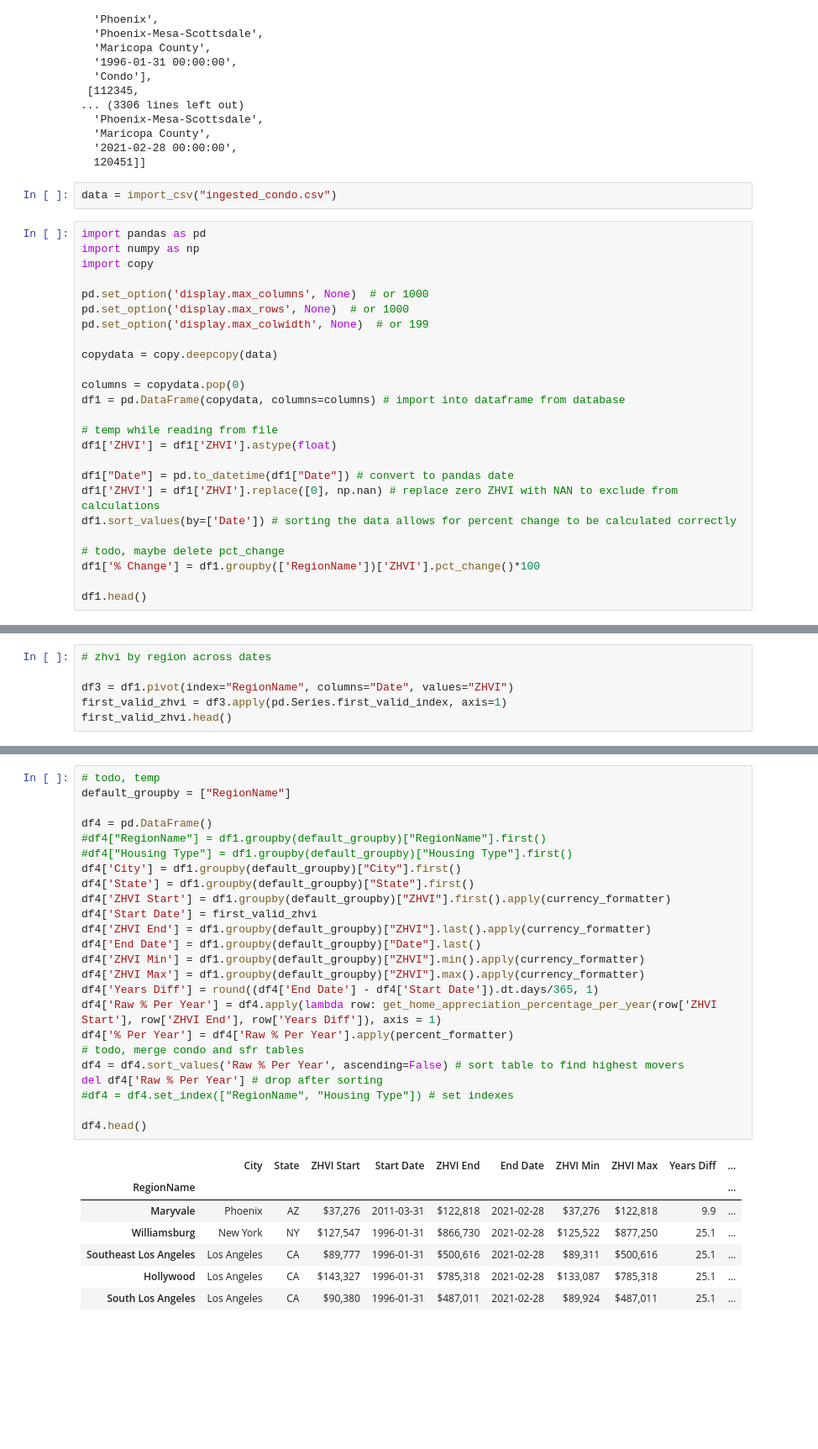
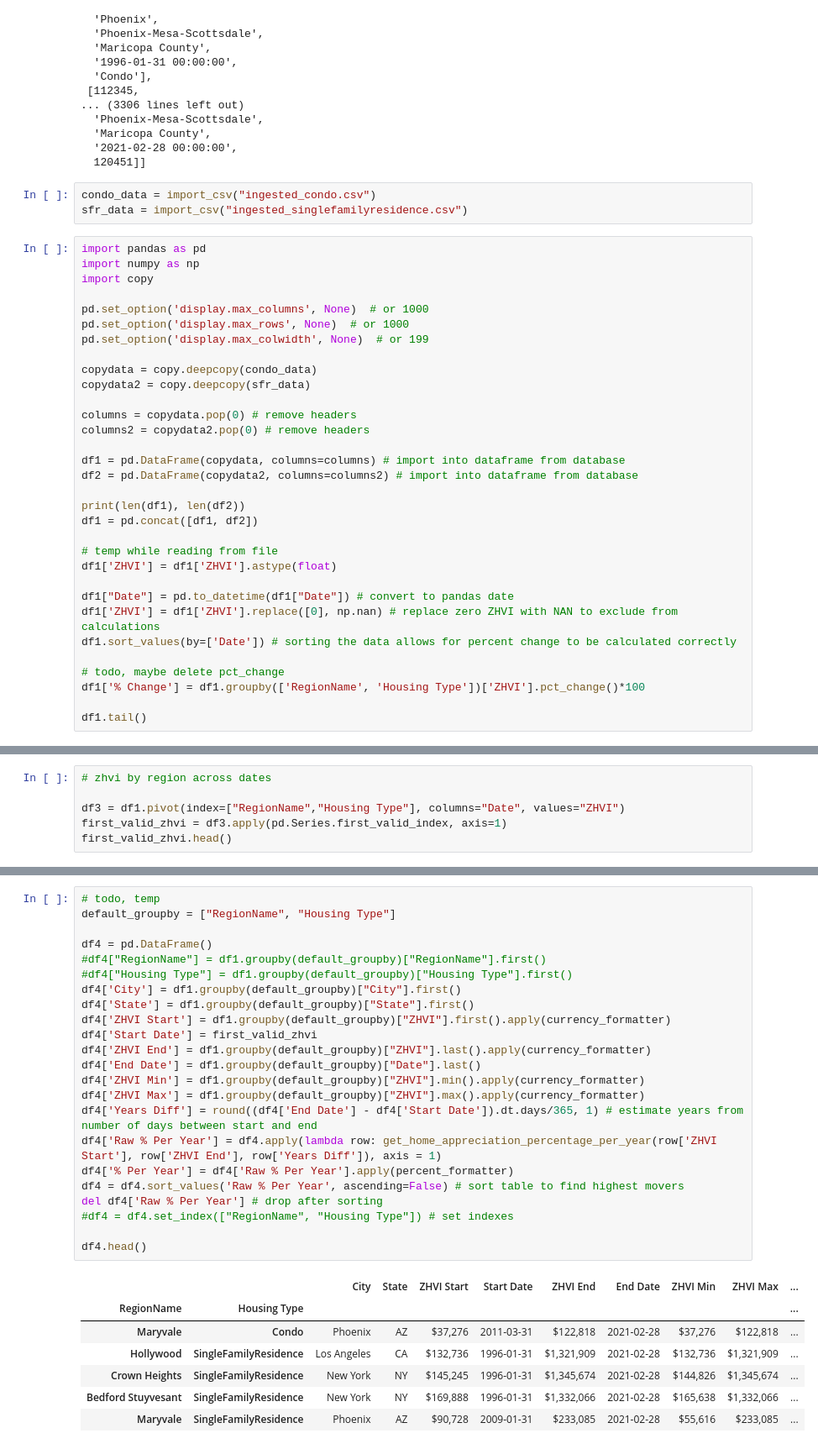
Before and after one commit to michael-brittlebank/digital-builder-capstone, a Jupyter notebook: main.ipynb, the cells around one changed output, grey strips where cells are left out. Shown at 84% size. Drawn from its saved outputs; the diff is of its cells as text; blank space fills up the shorter version.

```diff
--- a/main.ipynb
+++ b/main.ipynb
@@ -673,7 +673,8 @@ inflate_zillow_row_by_date(row1, header)
   '2021-02-28 00:00:00',
   120451]]
 # %%
-data = import_csv("ingested_condo.csv")
+condo_data = import_csv("ingested_condo.csv")
+sfr_data = import_csv("ingested_singlefamilyresidence.csv")
 # %%
 import pandas as pd
 import numpy as np
@@ -683,10 +684,17 @@ pd.set_option('display.max_columns', None)  # or 1000
 pd.set_option('display.max_rows', None)  # or 1000
 pd.set_option('display.max_colwidth', None)  # or 199
 
-copydata = copy.deepcopy(data)
+copydata = copy.deepcopy(condo_data)
+copydata2 = copy.deepcopy(sfr_data)
 
-columns = copydata.pop(0)
+columns = copydata.pop(0) # remove headers
+columns2 = copydata2.pop(0) # remove headers
+
 df1 = pd.DataFrame(copydata, columns=columns) # import into dataframe from database
+df2 = pd.DataFrame(copydata2, columns=columns2) # import into dataframe from database
+
+print(len(df1), len(df2))
+df1 = pd.concat([df1, df2])
 
 # temp while reading from file
 df1['ZHVI'] = df1['ZHVI'].astype(float)
@@ -696,7 +704,7 @@ df1['ZHVI'] = df1['ZHVI'].replace([0], np.nan) # replace zero ZHVI with NAN to e
 df1.sort_values(by=['Date']) # sorting the data allows for percent change to be calculated correctly
 
 # todo, maybe delete pct_change
-df1['% Change'] = df1.groupby(['RegionName'])['ZHVI'].pct_change()*100
+df1['% Change'] = df1.groupby(['RegionName', 'Housing Type'])['ZHVI'].pct_change()*100
 
-df1.head()
+df1.tail()
 # %% [output]
@@ -754,7 +763,7 @@ df3.tail()
 # %%
 # zhvi by region across dates
 
-df3 = df1.pivot(index="RegionName", columns="Date", values="ZHVI")
+df3 = df1.pivot(index=["RegionName","Housing Type"], columns="Date", values="ZHVI")
 first_valid_zhvi = df3.apply(pd.Series.first_valid_index, axis=1)
 first_valid_zhvi.head()
 # %% [output]
@@ -767,36 +776,35 @@ Bensonhurst          1996-01-31
 dtype: datetime64[ns]
 # %%
 # todo, temp
-default_groupby = ["RegionName"]
+default_groupby = ["RegionName", "Housing Type"]
 
 df4 = pd.DataFrame()
 #df4["RegionName"] = df1.groupby(default_groupby)["RegionName"].first()
 #df4["Housing Type"] = df1.groupby(default_groupby)["Housing Type"].first()
 df4['City'] = df1.groupby(default_groupby)["City"].first()
 df4['State'] = df1.groupby(default_groupby)["State"].first()
 df4['ZHVI Start'] = df1.groupby(default_groupby)["ZHVI"].first().apply(currency_formatter)
 df4['Start Date'] = first_valid_zhvi
 df4['ZHVI End'] = df1.groupby(default_groupby)["ZHVI"].last().apply(currency_formatter)
 df4['End Date'] = df1.groupby(default_groupby)["Date"].last()
 df4['ZHVI Min'] = df1.groupby(default_groupby)["ZHVI"].min().apply(currency_formatter)
 df4['ZHVI Max'] = df1.groupby(default_groupby)["ZHVI"].max().apply(currency_formatter)
-df4['Years Diff'] = round((df4['End Date'] - df4['Start Date']).dt.days/365, 1)
+df4['Years Diff'] = round((df4['End Date'] - df4['Start Date']).dt.days/365, 1) # estimate years from number of days between start and end
 df4['Raw % Per Year'] = df4.apply(lambda row: get_home_appreciation_percentage_per_year(row['ZHVI Start'], row['ZHVI End'], row['Years Diff']), axis = 1)
 df4['% Per Year'] = df4['Raw % Per Year'].apply(percent_formatter)
-# todo, merge condo and sfr tables
 df4 = df4.sort_values('Raw % Per Year', ascending=False) # sort table to find highest movers
 del df4['Raw % Per Year'] # drop after sorting
 #df4 = df4.set_index(["RegionName", "Housing Type"]) # set indexes
 
 df4.head()
 # %% [output]
-|  | City | State | ZHVI Start | Start Date | ZHVI End | End Date | ZHVI Min | ZHVI Max | Years Diff | ... |
-| RegionName |  |  |  |  |  |  |  |  |  | ... |
-| Maryvale | Phoenix | AZ | $37,276 | 2011-03-31 | $122,818 | 2021-02-28 | $37,276 | $122,818 | 9.9 | ... |
-| Williamsburg | New York | NY | $127,547 | 1996-01-31 | $866,730 | 2021-02-28 | $125,522 | $877,250 | 25.1 | ... |
-| Southeast Los Angeles | Los Angeles | CA | $89,777 | 1996-01-31 | $500,616 | 2021-02-28 | $89,311 | $500,616 | 25.1 | ... |
-| Hollywood | Los Angeles | CA | $143,327 | 1996-01-31 | $785,318 | 2021-02-28 | $133,087 | $785,318 | 25.1 | ... |
-| South Los Angeles | Los Angeles | CA | $90,380 | 1996-01-31 | $487,011 | 2021-02-28 | $89,924 | $487,011 | 25.1 | ... |
+|  |  | City | State | ZHVI Start | Start Date | ZHVI End | End Date | ZHVI Min | ZHVI Max | ... |
+| RegionName | Housing Type |  |  |  |  |  |  |  |  | ... |
+| Maryvale | Condo | Phoenix | AZ | $37,276 | 2011-03-31 | $122,818 | 2021-02-28 | $37,276 | $122,818 | ... |
+| Hollywood | SingleFamilyResidence | Los Angeles | CA | $132,736 | 1996-01-31 | $1,321,909 | 2021-02-28 | $132,736 | $1,321,909 | ... |
+| Crown Heights | SingleFamilyResidence | New York | NY | $145,245 | 1996-01-31 | $1,345,674 | 2021-02-28 | $144,826 | $1,345,674 | ... |
+| Bedford Stuyvesant | SingleFamilyResidence | New York | NY | $169,888 | 1996-01-31 | $1,332,066 | 2021-02-28 | $165,638 | $1,332,066 | ... |
+| Maryvale | SingleFamilyResidence | Phoenix | AZ | $90,728 | 2009-01-31 | $233,085 | 2021-02-28 | $55,616 | $233,085 | ... |
 # %%
 df5 = df1.copy(deep=True)
 
```
Also changed, not shown: parts of 5 cells of this notebook, 1 other file.
